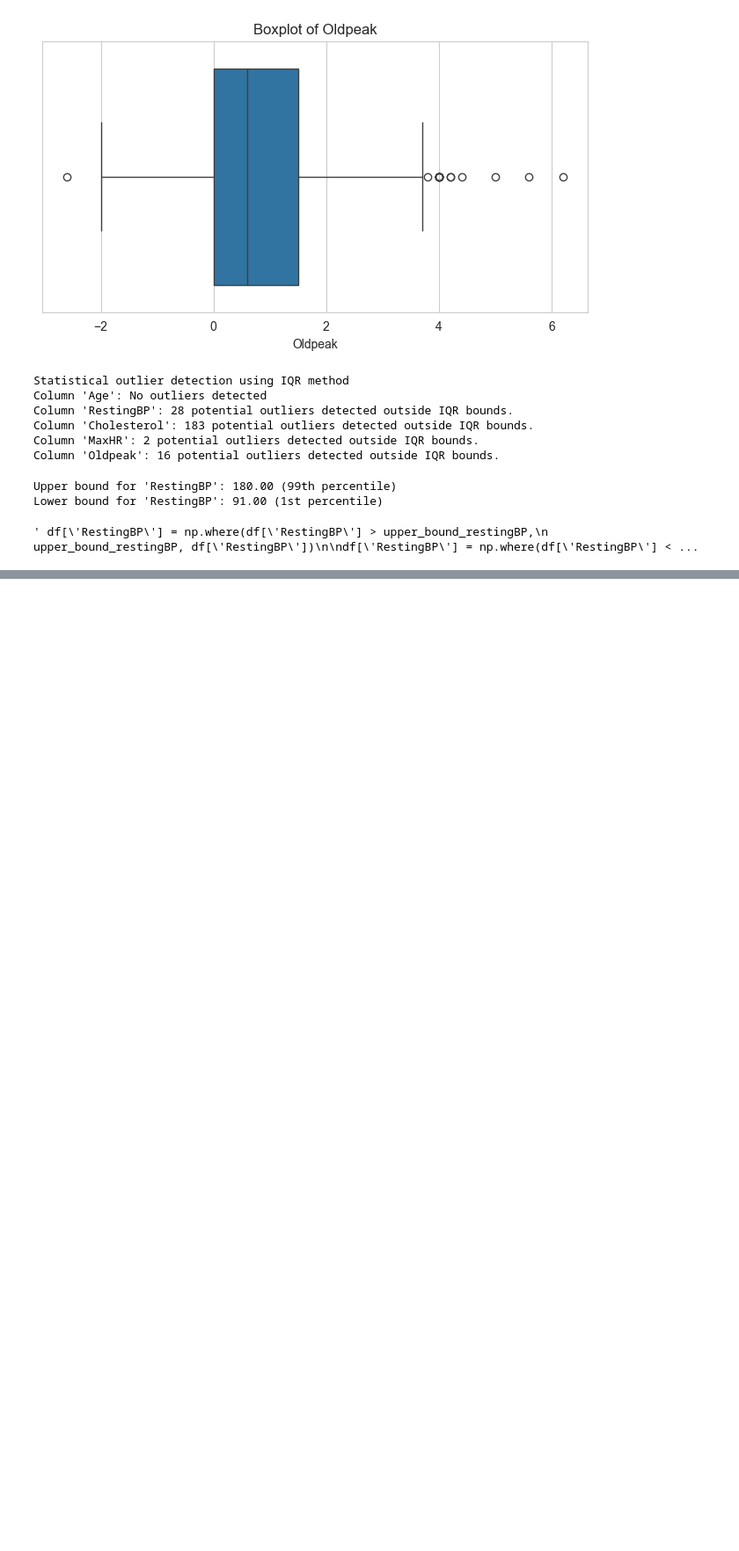
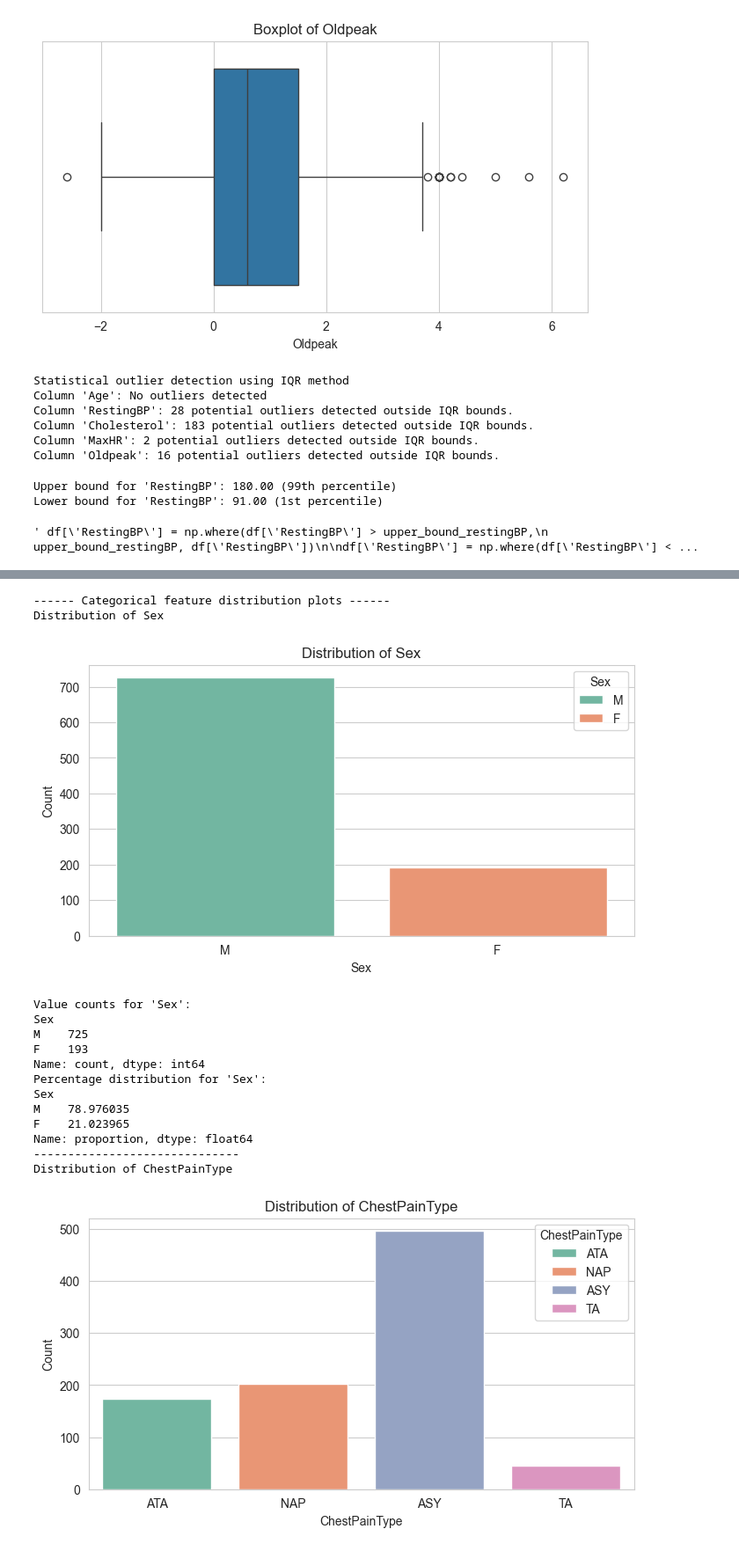
Before and after one commit to eblack007/HeartDiseaseProject, a Jupyter notebook: notebooks/01_eda_and_cleaning.ipynb, the cells around one changed output, grey strips where cells are left out. Shown at 88% size. Cells and saved outputs as stored; diff of their text form; code cells hidden in the pictures; blank space fills up the shorter version.

```diff
--- a/notebooks/01_eda_and_cleaning.ipynb
+++ b/notebooks/01_eda_and_cleaning.ipynb
@@ -196,0 +271,33 @@ if 'Cholesterol' in df:
+# %%
+print("------ Categorical feature distribution plots ------")
+for col in categorical_cols:
+    plt.figure(figsize=(8, 4))
+    sns.countplot(x=df[col], hue = df[col], palette='Set2', legend=True)
+    print(f'Distribution of {col}')
+    plt.title(f'Distribution of {col}')
+    plt.xlabel(col)
+    plt.ylabel('Count')
+    plt.show()
+
+    print(f"Value counts for '{col}':")
+    print(df[col].value_counts())
+    print(f"Percentage distribution for '{col}':")
+    print(df[col].value_counts(normalize=True) * 100)
+    print("-" * 30)
+# %% [output]
+------ Categorical feature distribution plots ------
+Distribution of Sex
+[figure, added]
+Value counts for 'Sex':
+Sex
+M    725
+F    193
+Name: count, dtype: int64
+Percentage distribution for 'Sex':
+Sex
+M    78.976035
+F    21.023965
+Name: proportion, dtype: float64
+------------------------------
+Distribution of ChestPainType
+[figure, added]
```
Also changed, not shown: parts of 11 cells of this notebook.
